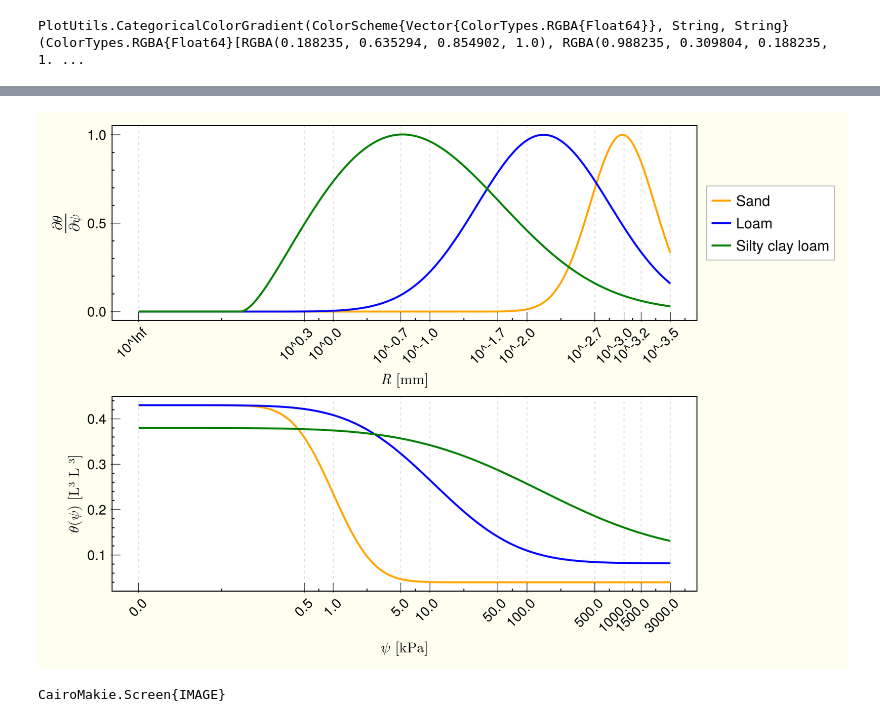
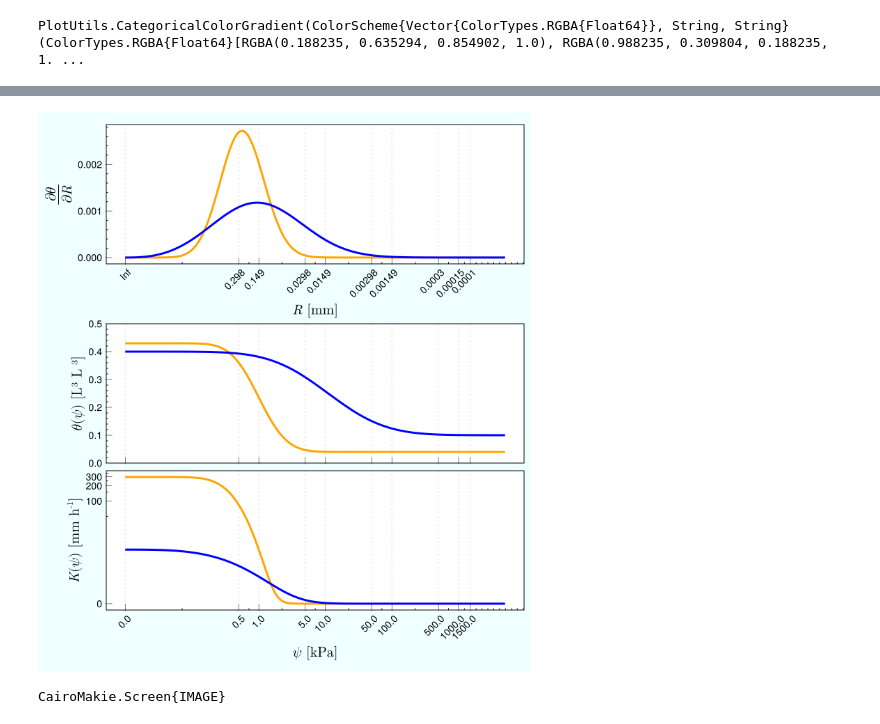
Before and after one commit to AquaPore/AquaPore_Toolkit, a Jupyter notebook: src/Temporary/TempJupiter/PlotsPoreSizeDist.ipynb, the cells around one changed output, grey strips where cells are left out. Drawn from its saved outputs; the diff is of its cells as text; code cells hidden in the pictures.

Commit message:
PlotPoreSize

```diff
--- a/src/Temporary/TempJupiter/PlotsPoreSizeDist.ipynb
+++ b/src/Temporary/TempJupiter/PlotsPoreSizeDist.ipynb
@@ -229,48 +241,72 @@ end
 # %%
 
-Ψticks = [0, 50, 100, 500, 1000,5000,100_00, 500_00, 1000_00, 1500_00, 3000_00] # mm
+Ψticks = [0, 50, 100, 500, 1000,5000,100_00, 500_00, 1000_00, 1500_00] # mm
+Ψticks
+Rticks = round.(cst.Y ./ Ψticks, digits=5)
 
-	Ψ_Log = Array{Float64}(undef, N_Ψ)
-	for iZ=1:N_Ψ
-		Ψ_Log[iZ] = log1p(Ψ_Sim[iZ])
-	end
+Ψ_Log = Array{Float64}(undef, N_Ψ)
+R_Log = Array{Float64}(undef, N_Ψ)
+for iZ=1:N_Ψ
+	Ψ_Log[iZ] = log1p(Ψ_Sim[iZ])
+	R_Log[iZ] = log(cst.Y / Ψ_Sim[iZ])
+end
 
 # Starting to plot
 	CairoMakie.activate!(type="svg", pt_per_unit=1)
-	Fig =  Figure(figure_padding = 10; fonts = ( ; regular="CMU Serif"), backgroundcolor = :ivory)
+	Fig =  Figure(figure_padding = 10; fonts = ( ; regular="CMU Serif"), backgroundcolor = :azure)
 
+# Axis_∂θ∂R = Axis(Fig[1, 1], xlabel= L"$R$ [mm]", ylabel=L"\frac{\partial \theta}{\partial \psi}" ,  titlecolor=titlecolor, xticklabelrotation=xticklabelrotation, ylabelsize=ylabelsize, xlabelsize=xlabelSize, xticksize=xticksize, yticksize=yticksize, width=width, height=height, titlesize=titlesize,  xgridvisible=xgridvisible, ygridvisible=ygridvisible, xminorticksvisible=xminorticksvisible, yminorticksvisible=yminorticksvisible, xtickwidth=xtickwidt, ytickwidth=ytickwidt, xtickalign=xtickalign, ytickalign=ytickalign, xticksmirrored=xticksmirrored, yticksmirrored=yticksmirrored, xtrimspine=xtrimspine,  ytrimspine=ytrimspine, xgridstyle=xgridstyle, ygridstyle=ygridstyle, yminorticks=IntervalsBetween(5), xlabelpadding=xlabelpadding, ylabelpadding=ylabelpadding, xminortickalign=xminortickalign, yminortickalign=yminortickalign, titlefont = "CMU Serif")
 
+# Axis_∂θ∂R.xticks = (log1p.(Ψticks), string.(Rticks))
 
-Axis_∂θ∂Ψ= Axis(Fig[1, 1], xlabel= L"$R$ [mm]", ylabel=L"\frac{\partial \theta}{\partial \psi}" ,  titlecolor=titlecolor, xticklabelrotation=xticklabelrotation, ylabelsize=ylabelsize, xlabelsize=xlabelSize, xticksize=xticksize, yticksize=yticksize, width=width, height=height, titlesize=titlesize,  xgridvisible=xgridvisible, ygridvisible=ygridvisible, xminorticksvisible=xminorticksvisible, yminorticksvisible=yminorticksvisible, xtickwidth=xtickwidt, ytickwidth=ytickwidt, xtickalign=xtickalign, ytickalign=ytickalign, xticksmirrored=xticksmirrored, yticksmirrored=yticksmirrored, xtrimspine=xtrimspine,  ytrimspine=ytrimspine, xgridstyle=xgridstyle, ygridstyle=ygridstyle, yminorticks=IntervalsBetween(5), xlabelpadding=xlabelpadding, ylabelpadding=ylabelpadding, xminortickalign=xminortickalign, yminortickalign=yminortickalign,  titlefont = "CMU Serif")
+# lines!(Axis_∂θ∂R, R_Log, ∂θ∂R_Sim[:, 1], linewidth=Linewidth, color=:orange, label= Id[1])
+# lines!(Axis_∂θ∂R, R_Log, ∂θ∂R_Sim[:, 4], linewidth=Linewidth, color=:blue, label=Id[4])
+# # lines!(Axis_∂θ∂R, R_Log, ∂θ∂R_Sim[:, 9], linewidth=Linewidth, color=:green, label=Id[9])
 
- 	R = floor.(log10.(inv.(cst.Mm_2_kPa .* Ψticks)), digits=1)
-	Axis_∂θ∂Ψ.xticks = (log1p.(Ψticks), "10^" .* string.( R))
+Axis_∂θ∂Ψ = Axis(Fig[1, 1], xlabel= L"$R$ [mm]" , ylabel=L"\frac{\partial \theta}{\partial R}",  titlecolor=titlecolor, xticklabelrotation=xticklabelrotation, ylabelsize=ylabelsize, xlabelsize=xlabelSize, xticksize=xticksize, yticksize=yticksize, width=width, height=height, titlesize=titlesize,  xgridvisible=xgridvisible, ygridvisible=ygridvisible, xminorticksvisible=xminorticksvisible, yminorticksvisible=yminorticksvisible, xtickwidth=xtickwidt, ytickwidth=ytickwidt, xtickalign=xtickalign, ytickalign=ytickalign, xticksmirrored=xticksmirrored, yticksmirrored=yticksmirrored, xtrimspine=xtrimspine,  ytrimspine=ytrimspine, xgridstyle=xgridstyle, ygridstyle=ygridstyle, yminorticks=IntervalsBetween(5), xlabelpadding=xlabelpadding, ylabelpadding=ylabelpadding, xminortickalign=xminortickalign, yminortickalign=yminortickalign,  titlefont = "CMU Serif")
 
+	Axis_∂θ∂Ψ.xticks = (log1p.(Ψticks), string.(Rticks))
+	# hidexdecorations!(Axis_∂θ∂Ψ, ticks=false, grid=false)
 
-lines!(Axis_∂θ∂Ψ, Ψ_Log, ∂θ∂Ψ_Sim[:, 1], linewidth=Linewidth, color=:orange, label= Id[1])
-lines!(Axis_∂θ∂Ψ, Ψ_Log, ∂θ∂Ψ_Sim[:, 4], linewidth=Linewidth, color=:blue, label=Id[4])
-lines!(Axis_∂θ∂Ψ, Ψ_Log, ∂θ∂Ψ_Sim[:, 9], linewidth=Linewidth, color=:green, label=Id[9])
+lines!(Axis_∂θ∂Ψ, Ψ_Log, ∂θ∂Ψ_Sim[:, 1], linewidth=Linewidth, color=:orange, label= Id[1] )
+lines!(Axis_∂θ∂Ψ, Ψ_Log, 5.0 .* ∂θ∂Ψ_Sim[:, 4], linewidth=Linewidth, color=:blue, label=Id[4])
+# lines!(Axis_∂θ∂Ψ, Ψ_Log, (10.0.*∂θ∂Ψ_Sim[:, 10]), linewidth=Linewidth, color=:green, label=Id[10])
 
 Axis_θψ = Axis(Fig[2, 1], xlabel= L"$ψ$ [kPa]" , ylabel=L"$\theta(\psi)$ [L³ L⁻³]",  titlecolor=titlecolor, xticklabelrotation=xticklabelrotation, ylabelsize=ylabelsize, xlabelsize=xlabelSize, xticksize=xticksize, yticksize=yticksize, width=width, height=height, titlesize=titlesize,  xgridvisible=xgridvisible, ygridvisible=ygridvisible, xminorticksvisible=xminorticksvisible, yminorticksvisible=yminorticksvisible, xtickwidth=xtickwidt, ytickwidth=ytickwidt, xtickalign=xtickalign, ytickalign=ytickalign, xticksmirrored=xticksmirrored, yticksmirrored=yticksmirrored, xtrimspine=xtrimspine,  ytrimspine=ytrimspine, xgridstyle=xgridstyle, ygridstyle=ygridstyle, yminorticks=IntervalsBetween(5), xlabelpadding=xlabelpadding, ylabelpadding=ylabelpadding, xminortickalign=xminortickalign, yminortickalign=yminortickalign,  titlefont = "CMU Serif")
 
-	Axis_θψ.xticks = (log1p.(Ψticks), string.(cst.Mm_2_kPa .* Ψticks))
+# Axis_θψ = Axis(Fig[3, 1], xlabel= L"$R$ [mm]" , ylabel=L"$\theta(R)$ [L³ L⁻³]",  titlecolor=titlecolor, xticklabelrotation=xticklabelrotation, ylabelsize=ylabelsize, xlabelsize=xlabelSize, xticksize=xticksize, yticksize=yticksize, width=width, height=height, titlesize=titlesize,  xgridvisible=xgridvisible, ygridvisible=ygridvisible, xminorticksvisible=xminorticksvisible, yminorticksvisible=yminorticksvisible, xtickwidth=xtickwidt, ytickwidth=ytickwidt, xtickalign=xtickalign, ytickalign=ytickalign, xticksmirrored=xticksmirrored, yticksmirrored=yticksmirrored, xtrimspine=xtrimspine,  ytrimspine=ytrimspine, xgridstyle=xgridstyle, ygridstyle=ygridstyle, yminorticks=IntervalsBetween(5), xlabelpadding=xlabelpadding, ylabelpadding=ylabelpadding, xminortickalign=xminortickalign, yminortickalign=yminortickalign,  titlefont = "CMU Serif")
 
-	# hidexdecorations!(Axis_θψ, ticks=false, grid=false)
+# Axis_θψ.xreversed=true
+
+ylims!(Axis_θψ, 0, 0.5)
+
+	Axis_θψ.xticks = (log1p.(Ψticks), string.((cst.Mm_2_kPa .* Ψticks)))
+		# Axis_θψ.xticks = (log1p.(Ψticks), string.(Rticks))
+	hidexdecorations!(Axis_θψ, ticks=false, grid=false)
 
 lines!(Axis_θψ, Ψ_Log, θ_Sim[:, 1], linewidth=Linewidth, color=:orange, label= Id[1] )
 lines!(Axis_θψ, Ψ_Log, θ_Sim[:, 4], linewidth=Linewidth, color=:blue, label=Id[4])
-lines!(Axis_θψ, Ψ_Log, θ_Sim[:, 10], linewidth=Linewidth, color=:green, label=Id[9])
-# text!(log1p(hydro.ΨmacMat[iZ]), 0, text =L"ψ_{macMat}", align=(:left,:bottom), rotation = π/2,  color=textcolor, fontsize=textsize)
 
 
-# General
-Legend(Fig[1,2], Axis_∂θ∂Ψ, framecolor=(:grey, 0.5), labelsize=labelsize, padding=5, tellheight=true, tellwidt=true, nbanks=1, backgroundcolor=:gray100)
-	resize_to_layout!(Fig)
-	trim!(Fig.layout)
-	colgap!(Fig.layout, 10)
-	rowgap!(Fig.layout, 10)
+	Axis_Kunsat = Axis(Fig[3, 1], xlabel= L"$ψ$ [kPa]", ylabel=L"$K(\psi)$ [mm h^{-1}]", title=" " ,  titlecolor=titlecolor, xticklabelrotation=xticklabelrotation, ylabelsize=ylabelsize, xlabelsize=xlabelSize, xticksize=xticksize, yticksize=yticksize, width=width, height=height, titlesize=titlesize,  xgridvisible=xgridvisible, ygridvisible=ygridvisible, xminorticksvisible=xminorticksvisible, yminorticksvisible=yminorticksvisible, xtickwidth=xtickwidt, ytickwidth=ytickwidt, xtickalign=xtickalign, ytickalign=ytickalign, xticksmirrored=xticksmirrored, yticksmirrored=yticksmirrored, xtrimspine=xtrimspine,  ytrimspine=ytrimspine, xgridstyle=xgridstyle, ygridstyle=ygridstyle, xlabelpadding=xlabelpadding, ylabelpadding=ylabelpadding, xminortickalign=xminortickalign, yminortickalign=yminortickalign, titlefont = "CMU Serif", yscale=Makie.pseudolog10)
 
-	display(Fig)
+		Axis_Kunsat.xticks = (log1p.(Ψticks), string.(cst.Mm_2_kPa .* Ψticks))
+
+		lines!(Axis_Kunsat, Ψ_Log, (KΨ_Sim[:, 1].*cst.MmS_2_MmH), linewidth=Linewidth, color=:orange, label= Id[1])
+		lines!(Axis_Kunsat, Ψ_Log, (KΨ_Sim[:, 4].*cst.MmS_2_MmH), linewidth=Linewidth, color=:blue, label= Id[4])
+		# lines!(Axis_Kunsat, Ψ_Log, (KΨ_Sim[:, 8].*cst.MmS_2_MmH), linewidth=Linewidth, color=:green, label= Id[10])
+
+	# General PLOTS
+		# Legend(Fig[4,1], Axis_∂θ∂Ψ, framecolor=(:grey, 0.5), labelsize=labelsize, padding=5, tellheight=true, tellwidt=true, nbanks=3, backgroundcolor=:gray100)
+			resize_to_layout!(Fig)
+			trim!(Fig.layout)
+			colgap!(Fig.layout, 10)
+			rowgap!(Fig.layout, 10)
+
+			Path = raw"D:\JOE\MAIN\CONF\CONFjoe\CONF_IRELAND\LSLE\Figures\PoreSizeDistribution.svg"
+			save(Path, Fig)
+
+			display(Fig)
 # %% [output]
-[figure, old version]
+[figure, new version]
 CairoMakie.Screen{IMAGE}
```
Also changed, not shown: parts of 5 cells of this notebook, 3 other files.
